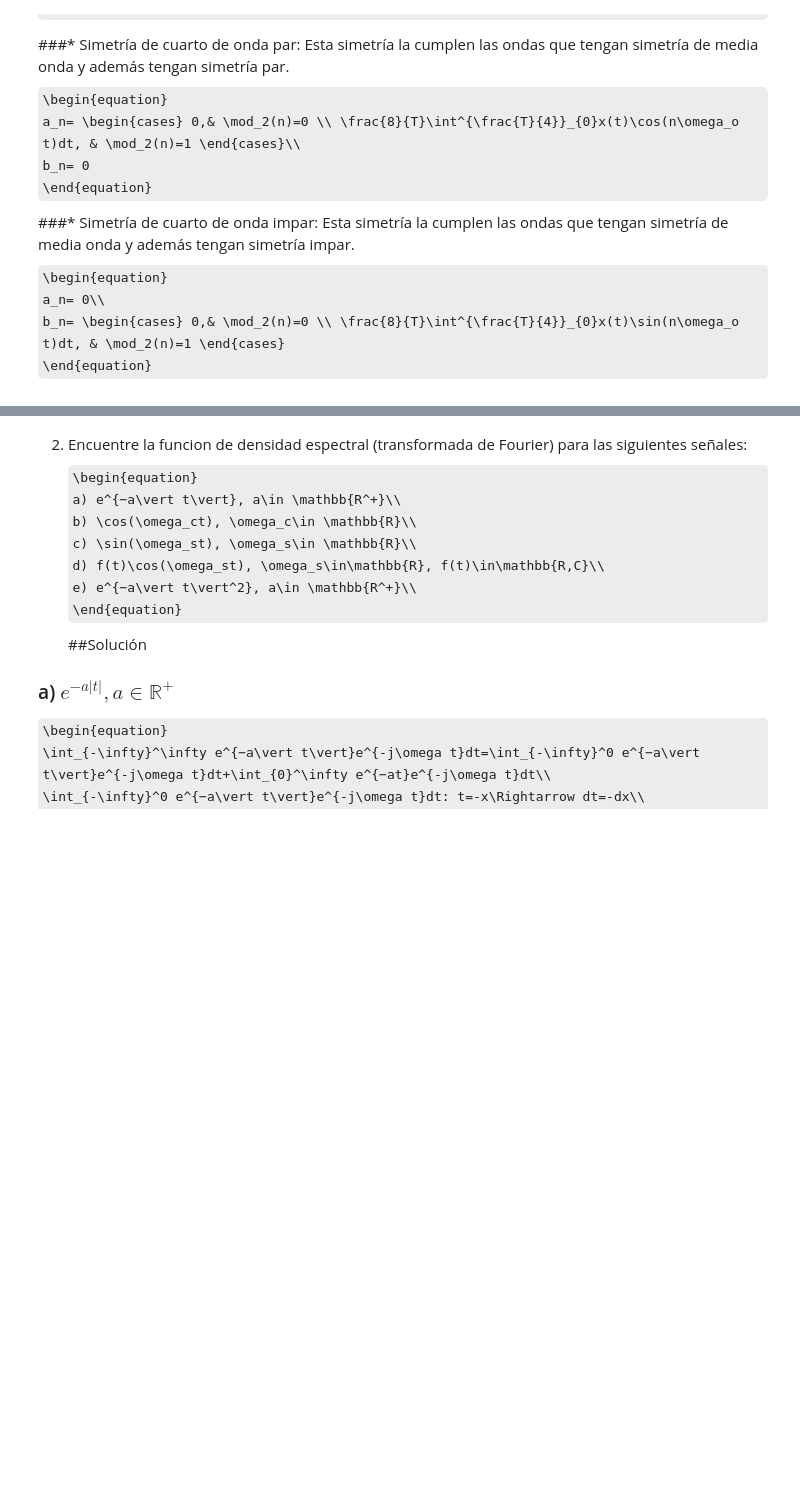
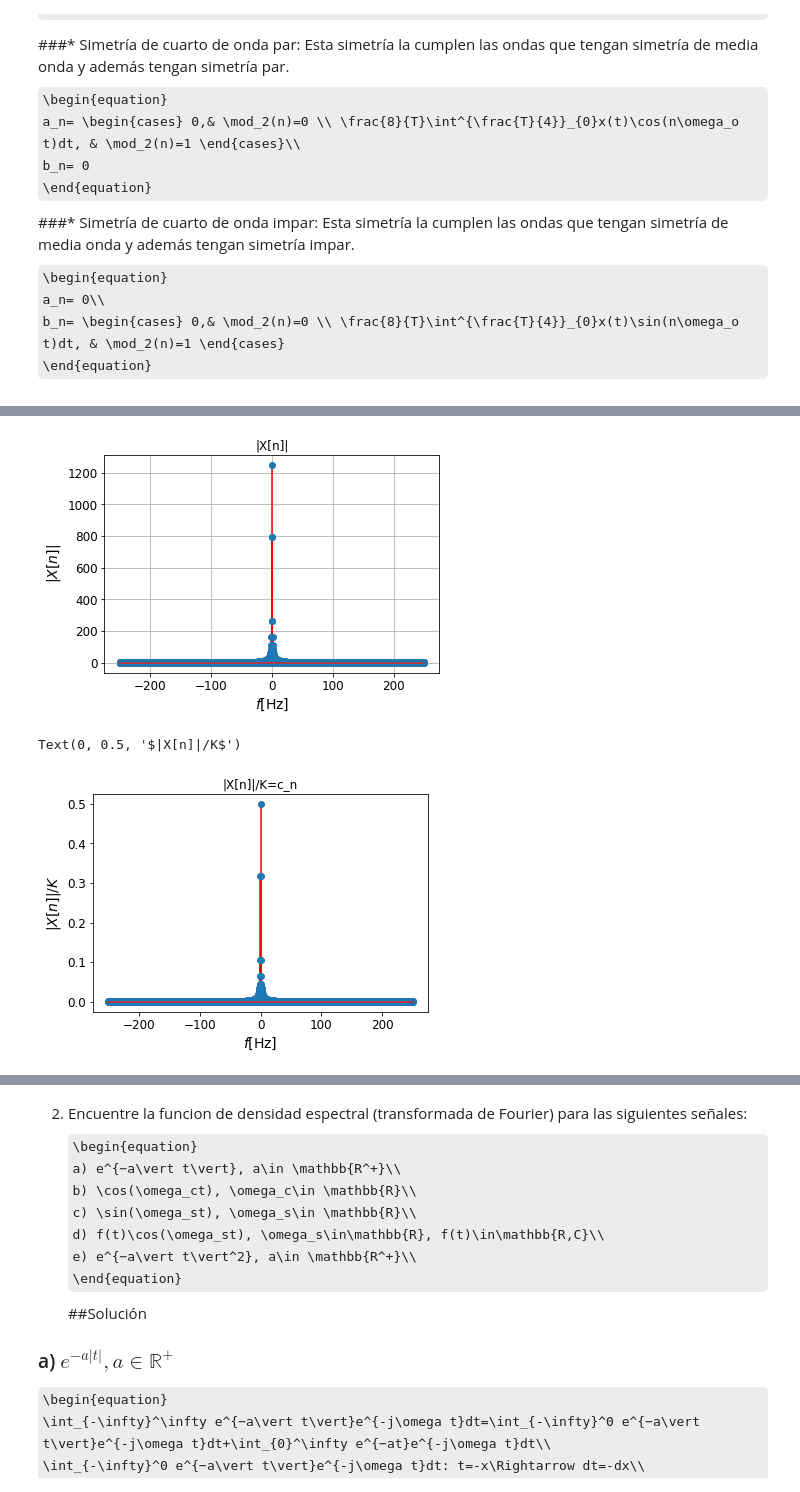
Before and after one commit to sejaramillotr/Taller-2, a Jupyter notebook: Taller_2.ipynb, the cells around one changed output, grey strips where cells are left out. Drawn from its saved outputs; the diff is of its cells as text; code cells hidden in the pictures; some formulas as TeX source; blank space fills up the shorter version.

```diff
--- a/Taller_2.ipynb
+++ b/Taller_2.ipynb
@@ -1385,0 +1393,28 @@ La serie inversa trabaja con frecuencias discretas($C_n, n\in\mathbb{Z}$) a tiem
+# %%
+%matplotlib inline
+import matplotlib.pyplot as plt
+import numpy as np
+T = 5 #5 segundos de grafica
+Fs = 500 # 500 muestras por segundo
+Nm = T*Fs #numero de muestras requeridas
+tv = np.linspace(-T/2,T/2,Nm)
+xo = np.heaviside(tv,0)
+# %%
+vf = np.fft.fftfreq(len(xo),1/Fs) #calculo vector de frecuencias
+Xw = np.fft.fft(xo) #cálculo FFT
+
+plt.stem(vf,abs(Xw),'r')
+plt.title(r'|X[n]|')
+plt.xlabel(r'$f$[Hz]',fontsize = 14)
+plt.ylabel(r'$|X[n]|$',fontsize = 14)
+plt.axis('tight')
+plt.grid()
+plt.show()
+plt.stem(vf,abs(Xw)/len(vf),'r')
+plt.title(r'|X[n]|/K=c_n')
+plt.xlabel(r'$f$[Hz]',fontsize = 14)
+plt.ylabel(r'$|X[n]|/K$',fontsize = 14)
+# %% [output]
+[figure, added]
+Text(0, 0.5, '$|X[n]|/K$')
+[figure, added]
```
Also changed, not shown: parts of 2 cells of this notebook.
